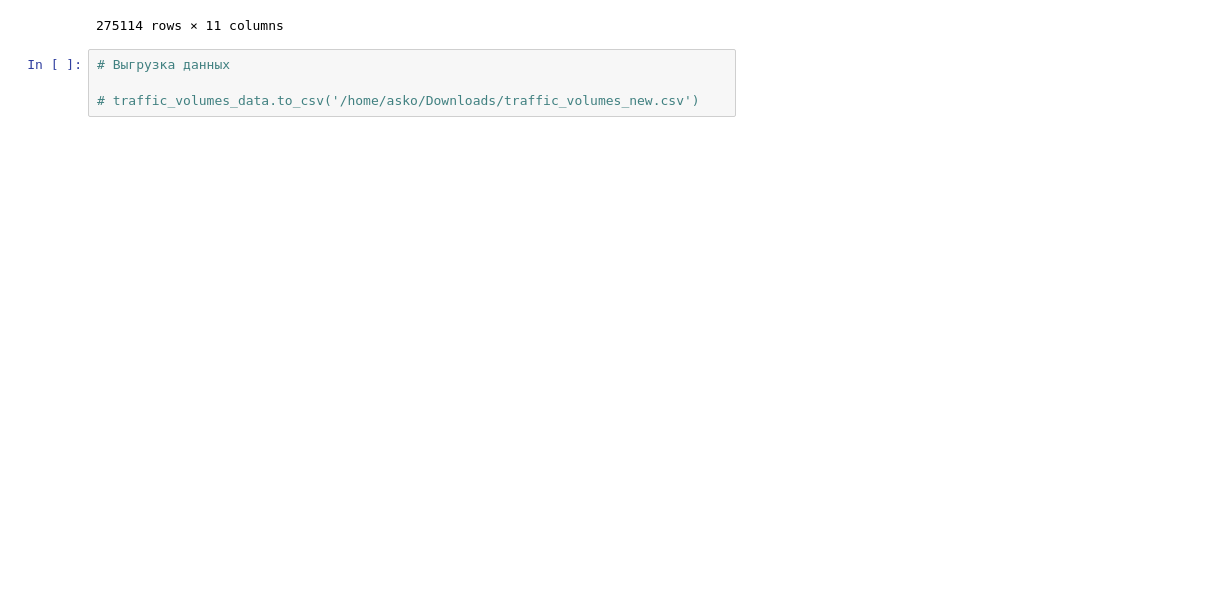
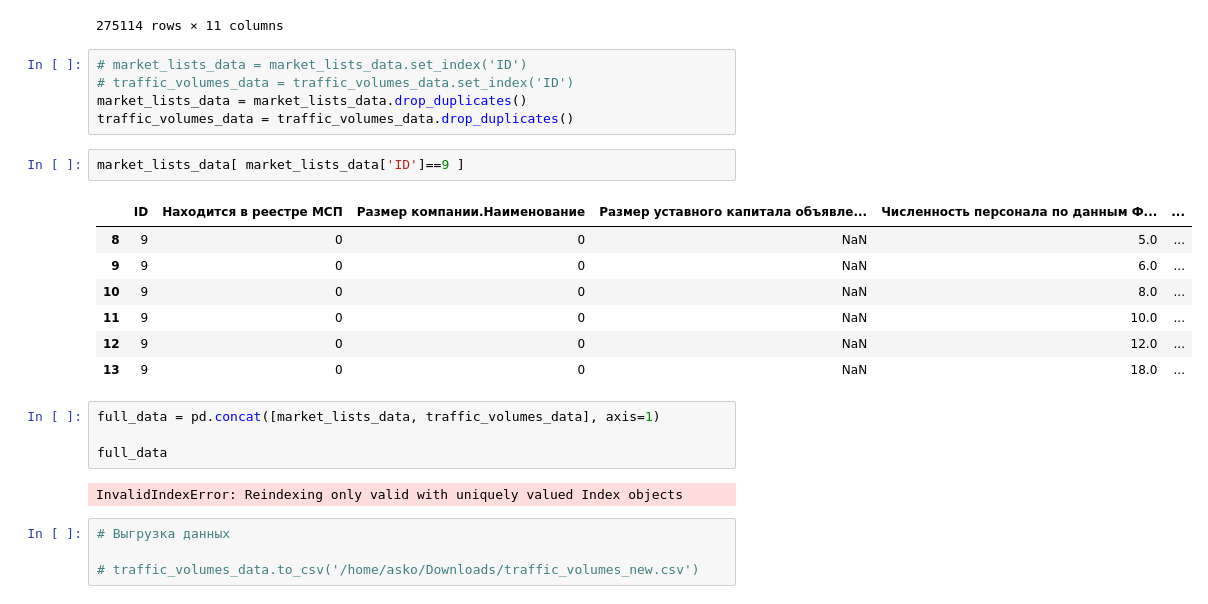
Before and after one commit to DIMFLIX-Hackathons/ClientGuardian, a Jupyter notebook: src/ClientGuardian/RZD.ipynb, the cells around one changed output. Cells and saved outputs as stored; diff of their text form; blank space fills up the shorter version.

```diff
--- a/src/ClientGuardian/RZD.ipynb
+++ b/src/ClientGuardian/RZD.ipynb
@@ -745,6 +746,27 @@ market_lists_data
 | 15695 | 862 | 0 | NaN | NaN | NaN | ... |
 | 15696 | 863 | 0 | NaN | NaN | NaN | ... |
 275114 rows × 11 columns
+# %%
+# market_lists_data = market_lists_data.set_index('ID')
+# traffic_volumes_data = traffic_volumes_data.set_index('ID')
+market_lists_data = market_lists_data.drop_duplicates()
+traffic_volumes_data = traffic_volumes_data.drop_duplicates()
+# %%
+market_lists_data[ market_lists_data['ID']==9 ]
+# %% [output]
+|  | ID | Находится в реестре МСП | Размер компании.Наименование | Размер уставного капитала объявле... | Численность персонала по данным Ф... | ... |
+| 8 | 9 | 0 | 0 | NaN | 5.0 | ... |
+| 9 | 9 | 0 | 0 | NaN | 6.0 | ... |
+| 10 | 9 | 0 | 0 | NaN | 8.0 | ... |
+| 11 | 9 | 0 | 0 | NaN | 10.0 | ... |
+| 12 | 9 | 0 | 0 | NaN | 12.0 | ... |
+| 13 | 9 | 0 | 0 | NaN | 18.0 | ... |
+# %%
+full_data = pd.concat([market_lists_data, traffic_volumes_data], axis=1)
+
+full_data
+# %% [output]
+InvalidIndexError: Reindexing only valid with uniquely valued Index objects
 # %%
 # Выгрузка данных
 
```
Also changed, not shown: parts of 1 cell of this notebook.
